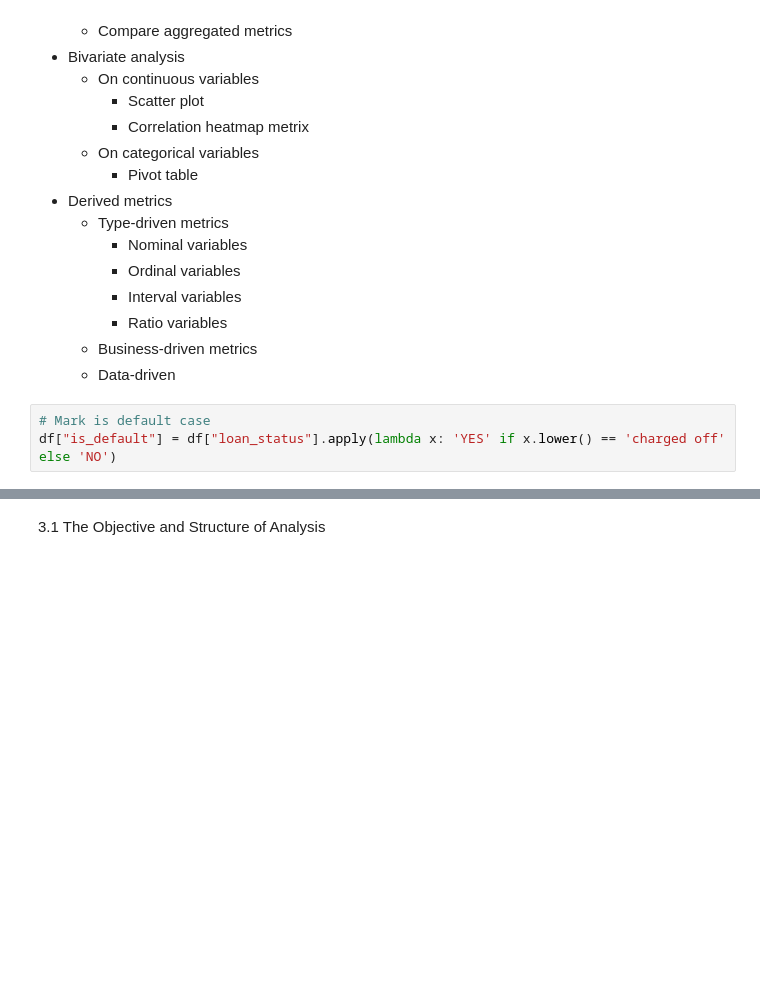
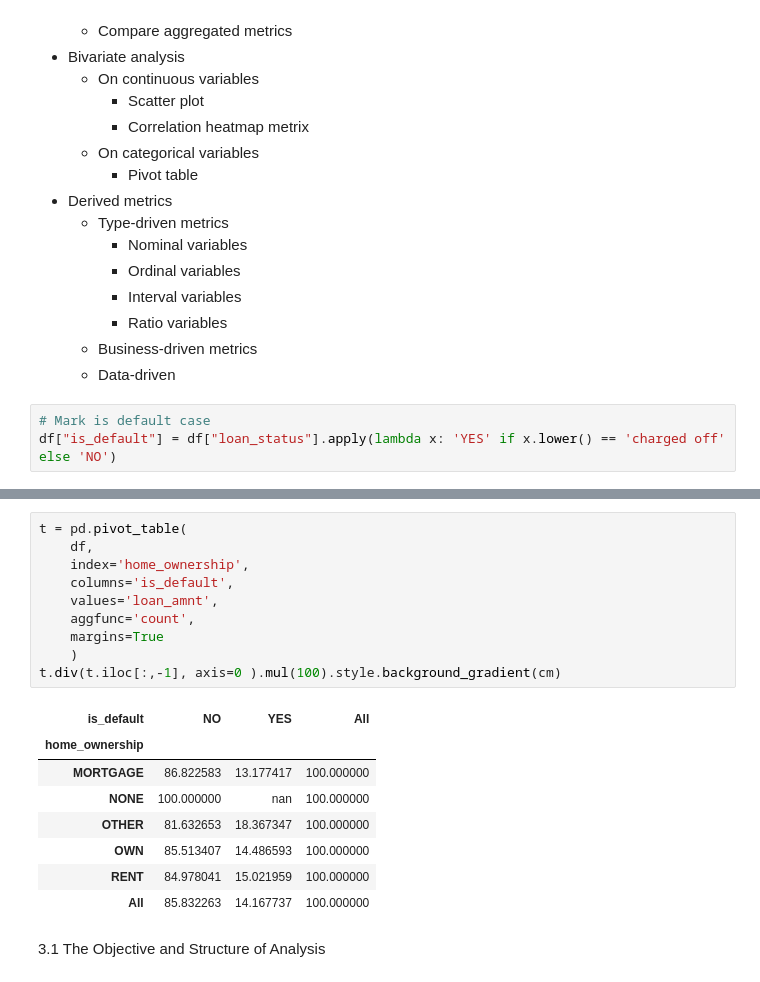
Before and after one commit to irish-luong/LandingClubCaseStudy, a Jupyter notebook: lending_club_case_study.ipynb, the cells around one changed output, grey strips where cells are left out. Cells and saved outputs as stored; diff of their text form; blank space fills up the shorter version.

```diff
--- a/lending_club_case_study.ipynb
+++ b/lending_club_case_study.ipynb
@@ -481,3 +619,22 @@ Name: total_acc, dtype: float64
+# %%
+t = pd.pivot_table(
+    df,
+    index='home_ownership',
+    columns='is_default',
+    values='loan_amnt',
+    aggfunc='count',
+    margins=True
+    )
+t.div(t.iloc[:,-1], axis=0 ).mul(100).style.background_gradient(cm)
+# %% [output]
+| is_default | NO | YES | All |
+| home_ownership |  |  |  |
+| MORTGAGE | 86.822583 | 13.177417 | 100.000000 |
+| NONE | 100.000000 | nan | 100.000000 |
+| OTHER | 81.632653 | 18.367347 | 100.000000 |
+| OWN | 85.513407 | 14.486593 | 100.000000 |
+| RENT | 84.978041 | 15.021959 | 100.000000 |
+| All | 85.832263 | 14.167737 | 100.000000 |
 # %% [markdown]
 3.1 The Objective and Structure of Analysis
 # %%
```
Also changed, not shown: parts of 9 cells of this notebook.
